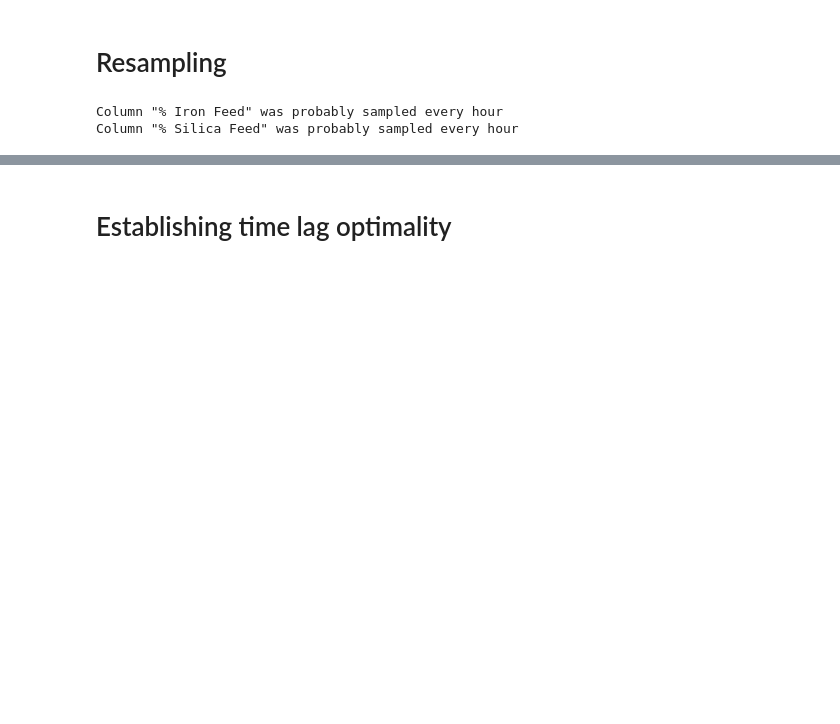
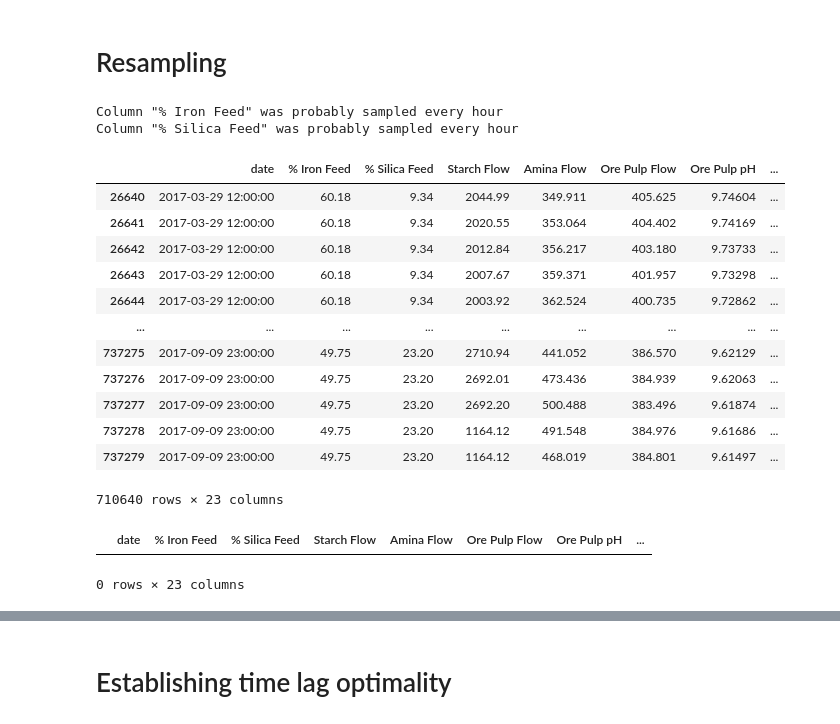
Before and after one commit to Unexp1ainable/ADAML-Project1, a Jupyter notebook: project_sam.ipynb, the cells around one changed output, grey strips where cells are left out. Drawn from its saved outputs; the diff is of its cells as text; code cells hidden in the pictures; blank space fills up the shorter version.

```diff
--- a/project_sam.ipynb
+++ b/project_sam.ipynb
@@ -158,3 +158,25 @@ for name, values in dataset_big.items():
 # %% [output]
 Column "% Iron Feed" was probably sampled every hour
 Column "% Silica Feed" was probably sampled every hour
+# %%
+dataset_big
+# %% [output]
+|  | date | % Iron Feed | % Silica Feed | Starch Flow | Amina Flow | Ore Pulp Flow | Ore Pulp pH | ... |
+| 26640 | 2017-03-29 12:00:00 | 60.18 | 9.34 | 2044.99 | 349.911 | 405.625 | 9.74604 | ... |
+| 26641 | 2017-03-29 12:00:00 | 60.18 | 9.34 | 2020.55 | 353.064 | 404.402 | 9.74169 | ... |
+| 26642 | 2017-03-29 12:00:00 | 60.18 | 9.34 | 2012.84 | 356.217 | 403.180 | 9.73733 | ... |
+| 26643 | 2017-03-29 12:00:00 | 60.18 | 9.34 | 2007.67 | 359.371 | 401.957 | 9.73298 | ... |
+| 26644 | 2017-03-29 12:00:00 | 60.18 | 9.34 | 2003.92 | 362.524 | 400.735 | 9.72862 | ... |
+| ... | ... | ... | ... | ... | ... | ... | ... | ... |
+| 737275 | 2017-09-09 23:00:00 | 49.75 | 23.20 | 2710.94 | 441.052 | 386.570 | 9.62129 | ... |
+| 737276 | 2017-09-09 23:00:00 | 49.75 | 23.20 | 2692.01 | 473.436 | 384.939 | 9.62063 | ... |
+| 737277 | 2017-09-09 23:00:00 | 49.75 | 23.20 | 2692.20 | 500.488 | 383.496 | 9.61874 | ... |
+| 737278 | 2017-09-09 23:00:00 | 49.75 | 23.20 | 1164.12 | 491.548 | 384.976 | 9.61686 | ... |
+| 737279 | 2017-09-09 23:00:00 | 49.75 | 23.20 | 1164.12 | 468.019 | 384.801 | 9.61497 | ... |
+710640 rows × 23 columns
+# %%
+new_df = pd.DataFrame(columns=dataset_big.columns)
+new_df
+# %% [output]
+|  | date | % Iron Feed | % Silica Feed | Starch Flow | Amina Flow | Ore Pulp Flow | Ore Pulp pH | ... |
+0 rows × 23 columns
```
Also changed, not shown: parts of 5 cells of this notebook, 2 other files.
